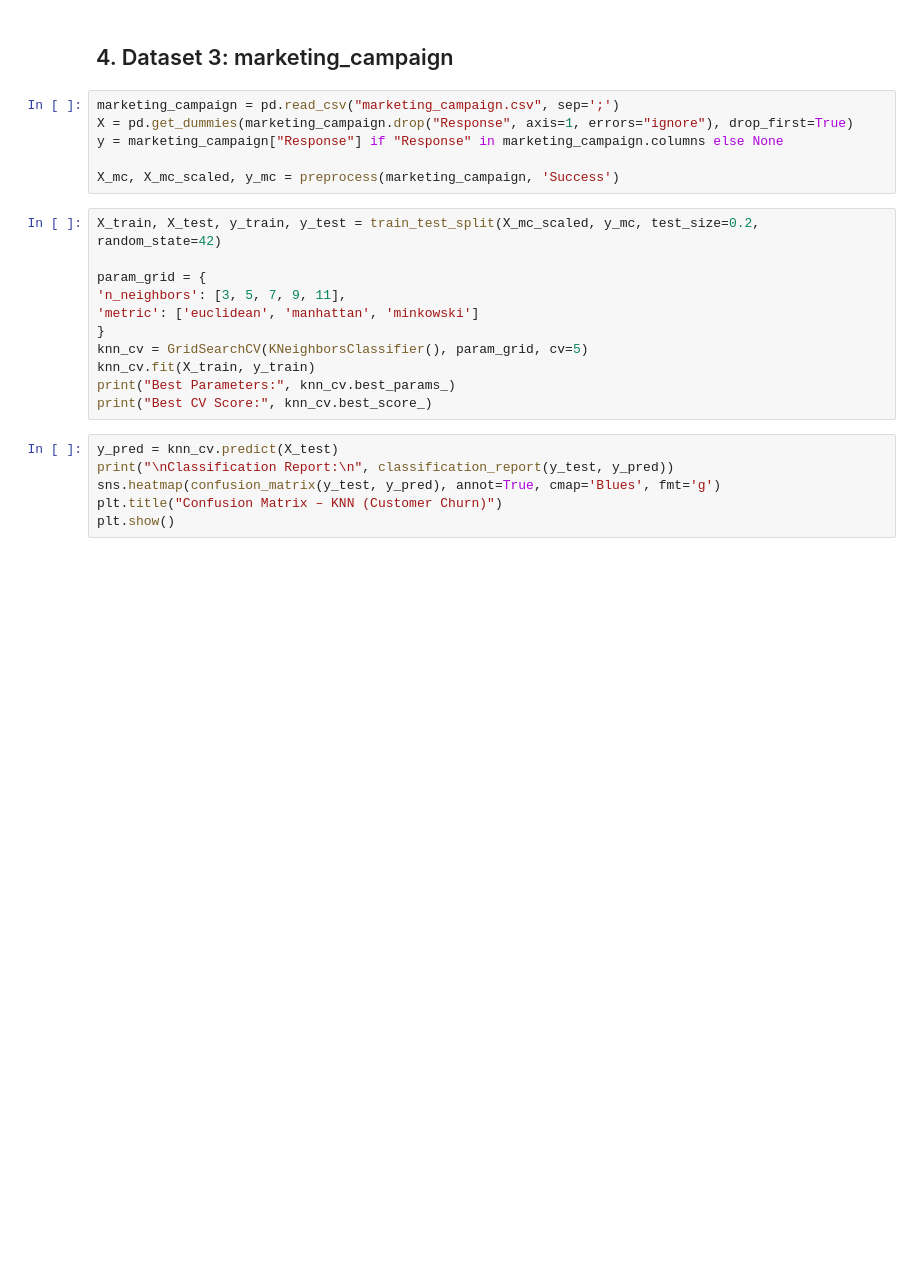
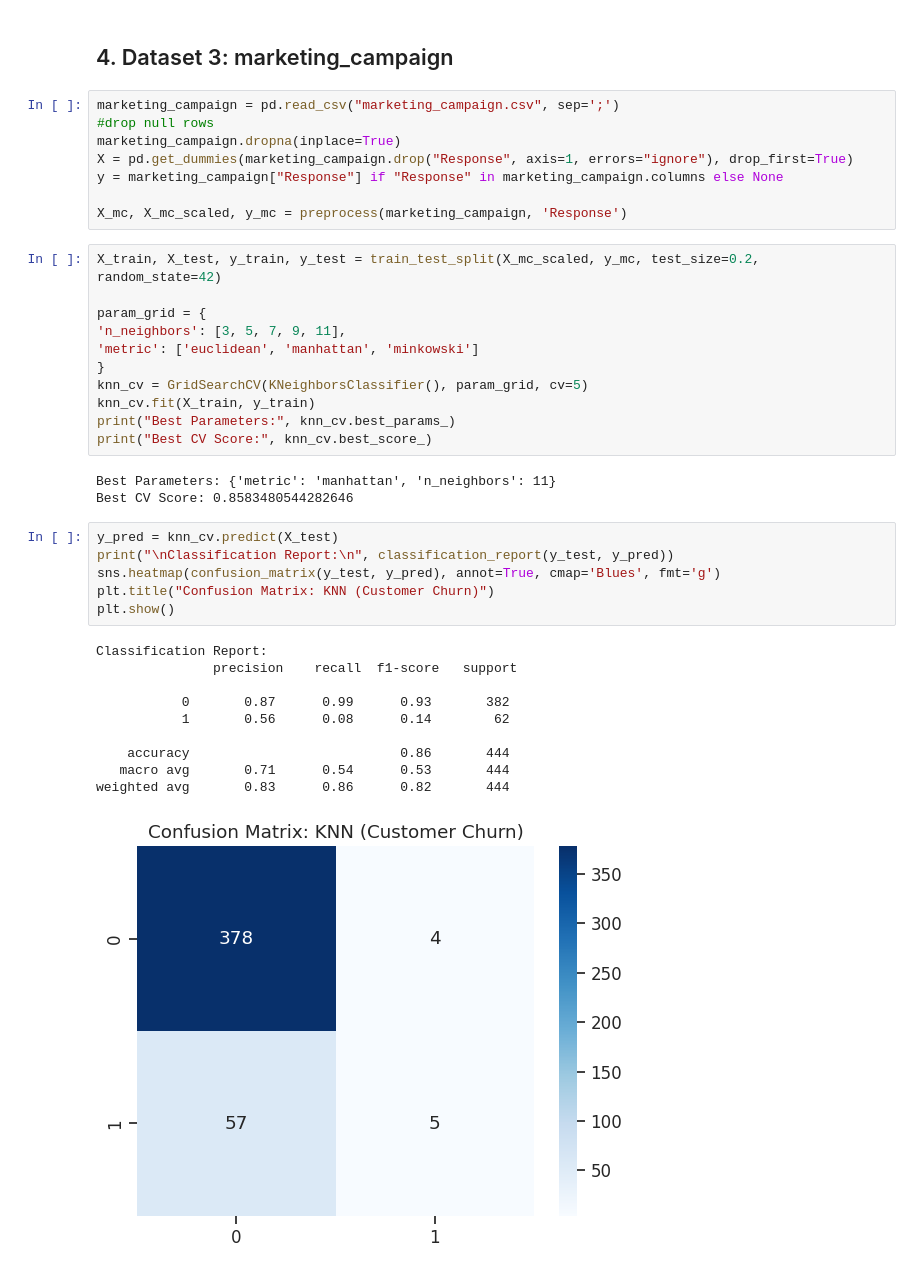
Before and after one commit to paumar2/Capstone-Customer-Churn-BU, a Jupyter notebook: week8_knn_notebook.ipynb, the cells around one changed output. Cells and saved outputs as stored; diff of their text form; blank space fills up the shorter version.

```diff
--- a/week8_knn_notebook.ipynb
+++ b/week8_knn_notebook.ipynb
@@ -101,10 +125,12 @@ plt.show()
 ## 4. Dataset 3: marketing_campaign
 # %%
 marketing_campaign = pd.read_csv("marketing_campaign.csv", sep=';')
+#drop null rows
+marketing_campaign.dropna(inplace=True)
 X = pd.get_dummies(marketing_campaign.drop("Response", axis=1, errors="ignore"), drop_first=True)
 y = marketing_campaign["Response"] if "Response" in marketing_campaign.columns else None
 
-X_mc, X_mc_scaled, y_mc = preprocess(marketing_campaign, 'Success')
+X_mc, X_mc_scaled, y_mc = preprocess(marketing_campaign, 'Response')
 # %%
 X_train, X_test, y_train, y_test = train_test_split(X_mc_scaled, y_mc, test_size=0.2, random_state=42)
 
@@ -116,9 +142,23 @@ knn_cv = GridSearchCV(KNeighborsClassifier(), param_grid, cv=5)
 knn_cv.fit(X_train, y_train)
 print("Best Parameters:", knn_cv.best_params_)
 print("Best CV Score:", knn_cv.best_score_)
+# %% [output]
+Best Parameters: {'metric': 'manhattan', 'n_neighbors': 11}
+Best CV Score: 0.8583480544282646
 # %%
 y_pred = knn_cv.predict(X_test)
 print("\nClassification Report:\n", classification_report(y_test, y_pred))
 sns.heatmap(confusion_matrix(y_test, y_pred), annot=True, cmap='Blues', fmt='g')
-plt.title("Confusion Matrix – KNN (Customer Churn)")
+plt.title("Confusion Matrix: KNN (Customer Churn)")
 plt.show()
+# %% [output]
+Classification Report:
+               precision    recall  f1-score   support
+
+           0       0.87      0.99      0.93       382
+           1       0.56      0.08      0.14        62
+
+    accuracy                           0.86       444
+   macro avg       0.71      0.54      0.53       444
+weighted avg       0.83      0.86      0.82       444
+[figure, added]
```
Also changed, not shown: parts of 7 cells of this notebook, 2 other files.
